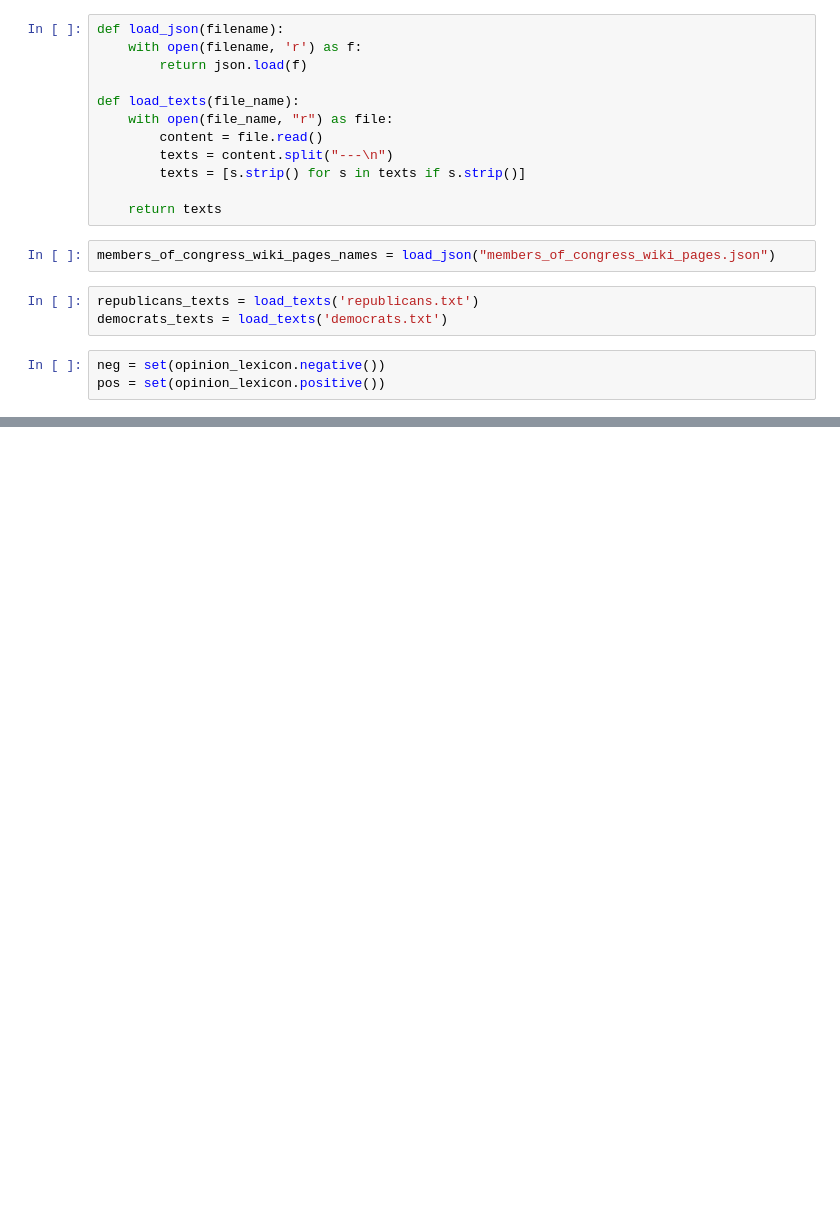
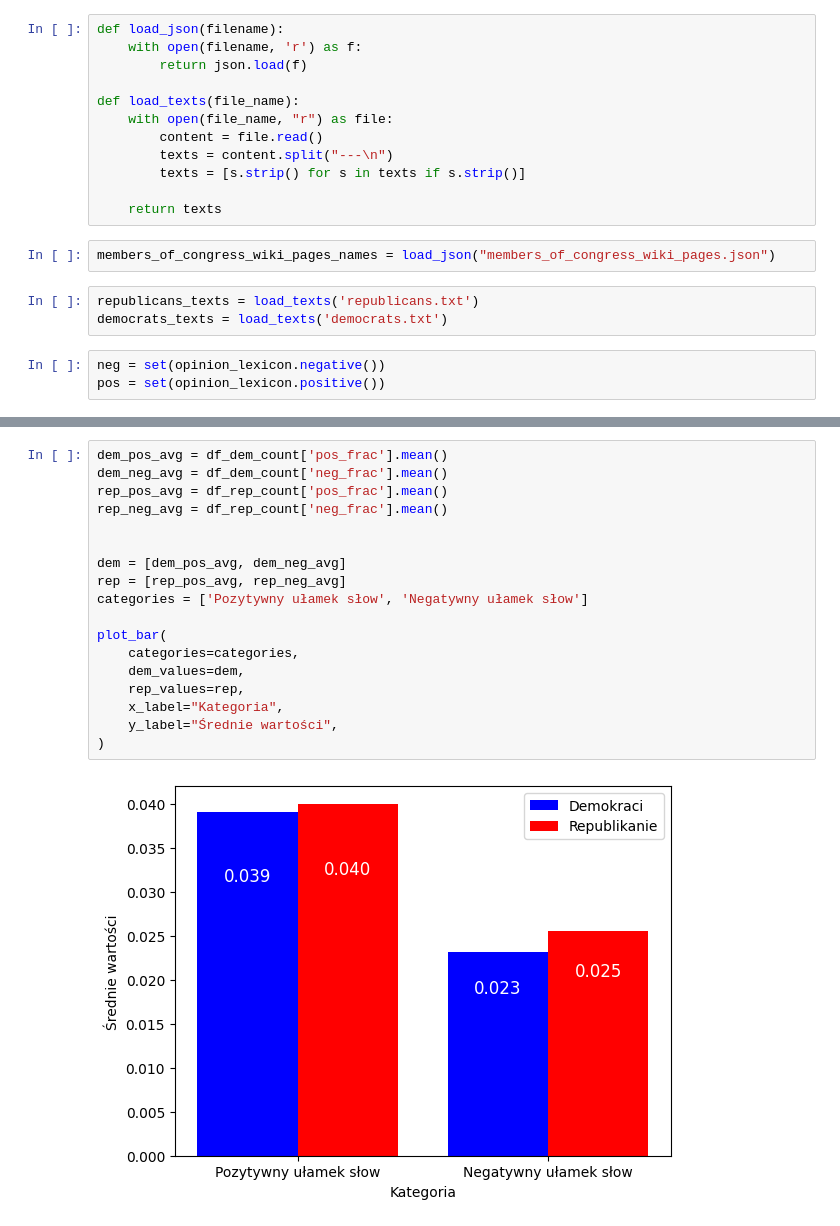
Before and after one commit to ficnawode/TEXT-Projekt, a Jupyter notebook: analysis.ipynb, the cells around one changed output, grey strips where cells are left out. Drawn from its saved outputs; the diff is of its cells as text; blank space fills up the shorter version.

```diff
--- a/analysis.ipynb
+++ b/analysis.ipynb
@@ -141,0 +165,20 @@ print(df_rep_count['pos'].sum()/df_rep_count['neg'].sum())
+# %%
+dem_pos_avg = df_dem_count['pos_frac'].mean()
+dem_neg_avg = df_dem_count['neg_frac'].mean()
+rep_pos_avg = df_rep_count['pos_frac'].mean()
+rep_neg_avg = df_rep_count['neg_frac'].mean()
+
+
+dem = [dem_pos_avg, dem_neg_avg]
+rep = [rep_pos_avg, rep_neg_avg]
+categories = ['Pozytywny ułamek słow', 'Negatywny ułamek słow']
+
+plot_bar(
+    categories=categories,
+    dem_values=dem,
+    rep_values=rep,
+    x_label="Kategoria",
+    y_label="Średnie wartości",
+)
+# %% [output]
+[figure, added]
```
Also changed, not shown: parts of 42 cells of this notebook, 1 other file.
